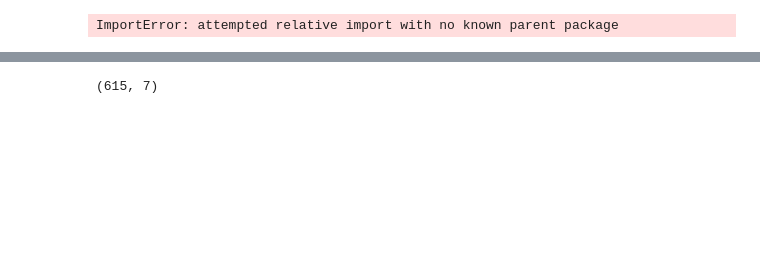
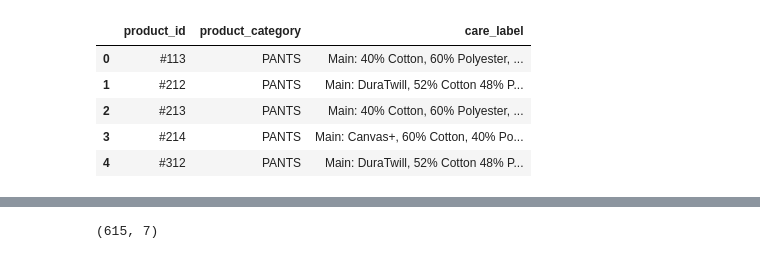
Before and after one commit to dbannier/care_labels_parsing, a Jupyter notebook: notebooks/process_labels_nb.ipynb, the cells around one changed output, grey strips where cells are left out. Drawn from its saved outputs; the diff is of its cells as text; code cells hidden in the pictures; blank space fills up the shorter version.

```diff
--- a/notebooks/process_labels_nb.ipynb
+++ b/notebooks/process_labels_nb.ipynb
@@ -1,23 +7,31 @@
 # %%
 import pandas as pd
 
-from ..src.process_labels import *
+from src.process_labels import *
 
 #Constants
 all_gsm = [ # Standardize unit of measure
     "g/m2",
     "g/m²",
+    "gm²",
     " gram.",
+    " gram ",
     "gr ",
     "gr.",
     " g ",
 ]
 
 #Read file
-label_file = pd.read_csv('care_labels.csv')
+#Read file
+label_file = pd.read_csv('../data/raw/care_labels.csv')
 label_file.head()
 # %% [output]
-ImportError: attempted relative import with no known parent package
+|  | product_id | product_category | care_label |
+| 0 | #113 | PANTS | Main: 40% Cotton, 60% Polyester, ... |
+| 1 | #212 | PANTS | Main: DuraTwill, 52% Cotton 48% P... |
+| 2 | #213 | PANTS | Main: 40% Cotton, 60% Polyester, ... |
+| 3 | #214 | PANTS | Main: Canvas+, 60% Cotton, 40% Po... |
+| 4 | #312 | PANTS | Main: DuraTwill, 52% Cotton 48% P... |
 # %%
 # Clean dataframe
 
```
Also changed, not shown: parts of 7 cells of this notebook, 2 other files.
